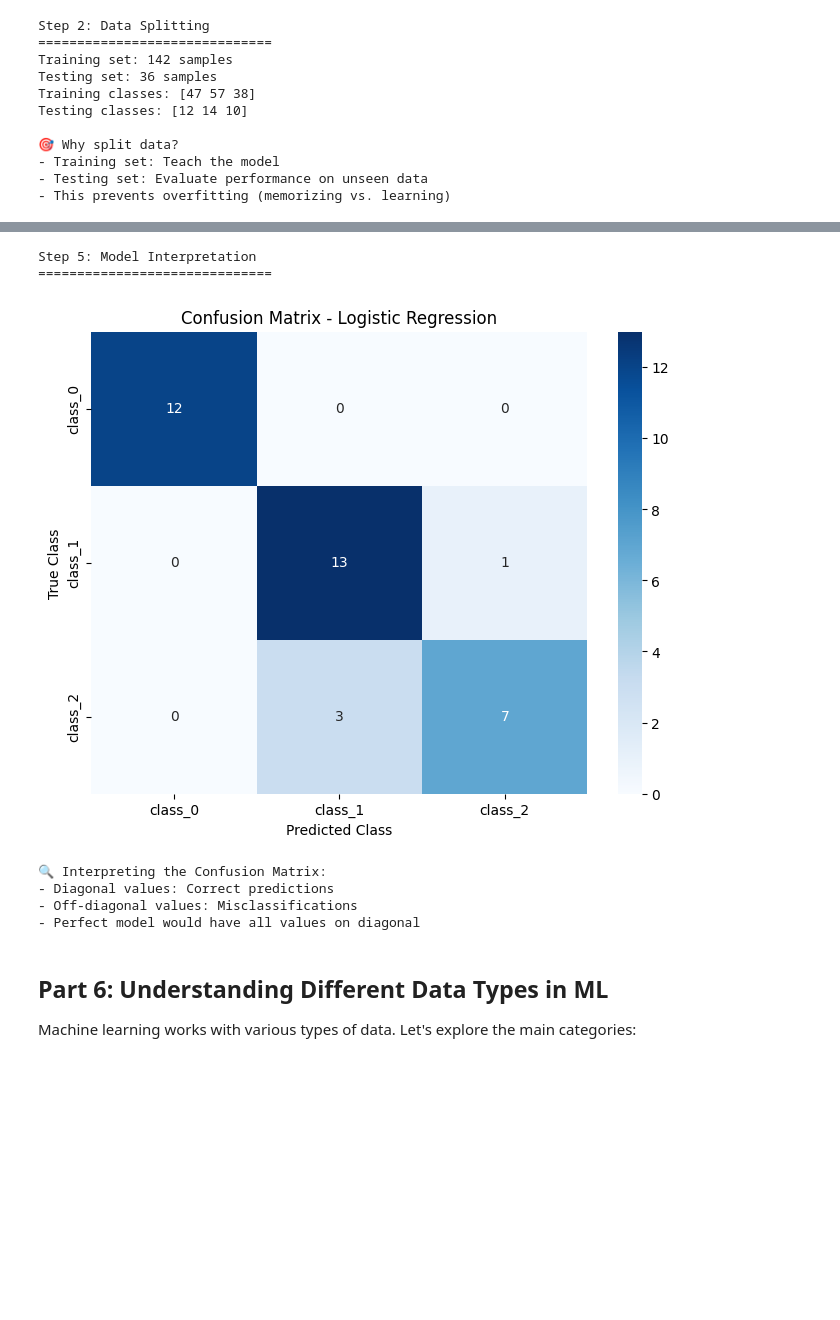
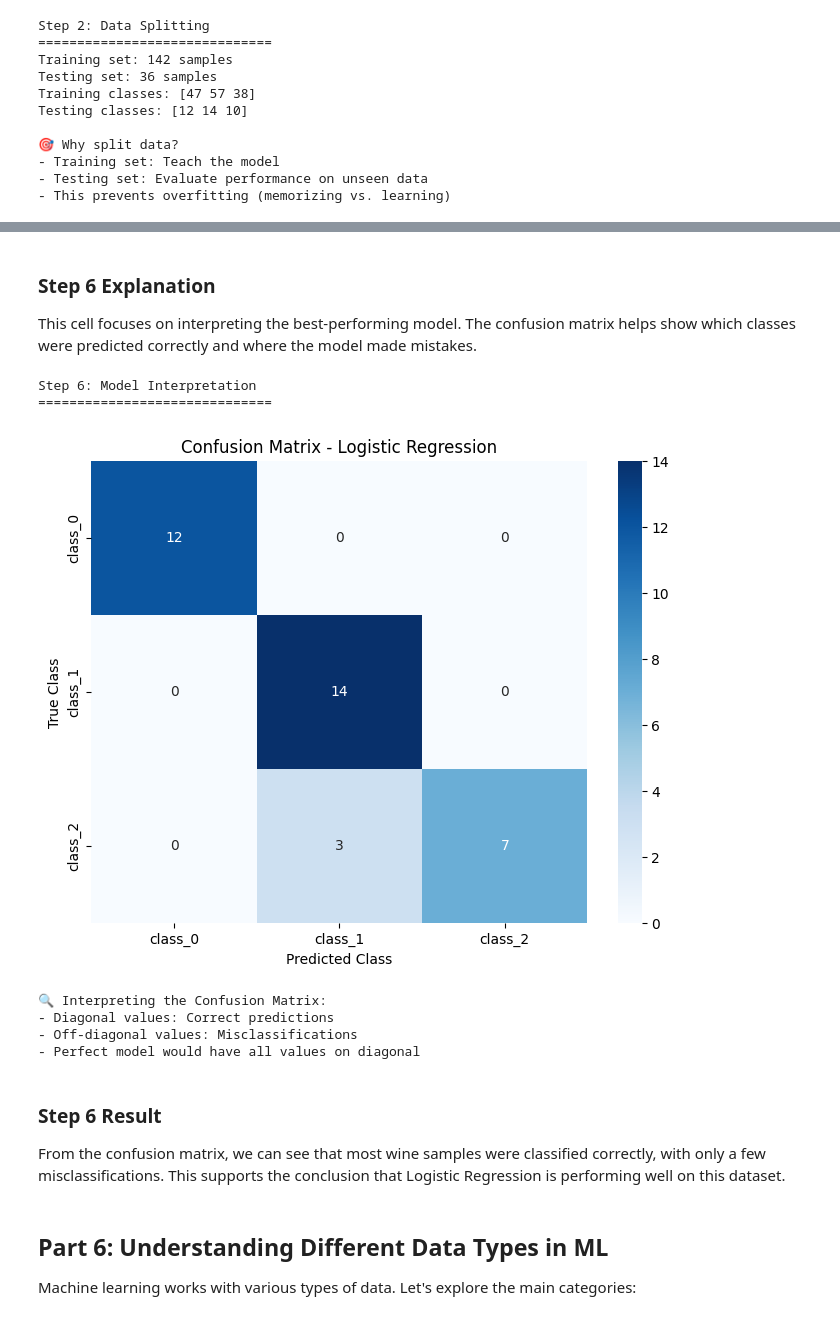
Before and after one commit to imrhuskhn12-alt/ITAI_ML_FirstRepo_ImranKhan, a Jupyter notebook: L03_ImranKhan_ITAI1371.ipynb, the cells around one changed output, grey strips where cells are left out. Saved outputs shown, nothing was run; the diff lists cells and outputs as text; code cells hidden in the pictures; blank space fills up the shorter version.

```diff
--- a/L03_ImranKhan_ITAI1371.ipynb
+++ b/L03_ImranKhan_ITAI1371.ipynb
@@ -406,26 +416,23 @@ Training Decision Tree...
 # %%
-# Step 4: Model Evaluation
-print("Step 4: Model Evaluation")
+print("Step 5: Model Evaluation")
 print("=" * 30)
 
 results = {}
 
 for name, model in trained_models.items():
-    # Make predictions
-    y_pred = model.predict(X_test)
+    if name == "Logistic Regression":
+        y_pred = model.predict(X_test_scaled)
+    else:
+        y_pred = model.predict(X_test)
 
-    # Calculate accuracy
     accuracy = accuracy_score(y_test, y_pred)
     results[name] = accuracy
 
     print(f"\n{name} Results:")
-    print(f"Accuracy: {accuracy:.3f} ({accuracy*100:.1f}%)")
-
-    # Detailed classification report
+    print(f"Accuracy: {accuracy:.3f} ({accuracy * 100:.1f}%)")
     print("\nDetailed Performance:")
     print(classification_report(y_test, y_pred, target_names=wine_data.target_names))
 
-# Compare models
 print("\n📊 Model Comparison:")
 for name, accuracy in results.items():
     print(f"{name}: {accuracy:.3f}")
@@ -569,35 +590,48 @@ Logistic Regression  0.888889   0.892361 0.888889  0.886420
 ============================================================
+# %% [markdown]
+### Step 6 Explanation
+This cell focuses on interpreting the best-performing model. The confusion matrix helps show which classes were predicted correctly and where the model made mistakes.
 # %%
-# Step 5: Model Interpretation
-print("Step 5: Model Interpretation")
+print("Step 6: Model Interpretation")
 print("=" * 30)
 
-# Visualize confusion matrix for the best model
 best_model_obj = trained_models[best_model]
-y_pred_best = best_model_obj.predict(X_test)
+
+if best_model == "Logistic Regression":
+    y_pred_best = best_model_obj.predict(X_test_scaled)
+else:
+    y_pred_best = best_model_obj.predict(X_test)
 
 plt.figure(figsize=(8, 6))
 cm = confusion_matrix(y_test, y_pred_best)
-sns.heatmap(cm, annot=True, fmt='d', cmap='Blues',
-            xticklabels=wine_data.target_names,
-            yticklabels=wine_data.target_names)
-plt.title(f'Confusion Matrix - {best_model}')
-plt.xlabel('Predicted Class')
-plt.ylabel('True Class')
+sns.heatmap(
+    cm,
+    annot=True,
+    fmt="d",
+    cmap="Blues",
+    xticklabels=wine_data.target_names,
+    yticklabels=wine_data.target_names
+)
+plt.title(f"Confusion Matrix - {best_model}")
+plt.xlabel("Predicted Class")
+plt.ylabel("True Class")
 plt.show()
 
-print(f"\n🔍 Interpreting the Confusion Matrix:")
+print("\n🔍 Interpreting the Confusion Matrix:")
 print("- Diagonal values: Correct predictions")
 print("- Off-diagonal values: Misclassifications")
 print("- Perfect model would have all values on diagonal")
 # %% [output]
-Step 5: Model Interpretation
+Step 6: Model Interpretation
 ==============================
-[figure, old version]
+[figure, new version]
 🔍 Interpreting the Confusion Matrix:
 - Diagonal values: Correct predictions
 - Off-diagonal values: Misclassifications
 - Perfect model would have all values on diagonal
+# %% [markdown]
+### Step 6 Result
+From the confusion matrix, we can see that most wine samples were classified correctly, with only a few misclassifications. This supports the conclusion that Logistic Regression is performing well on this dataset.
 # %% [markdown]
 ## Part 6: Understanding Different Data Types in ML
 
```
Also changed, not shown: parts of 31 cells of this notebook.
